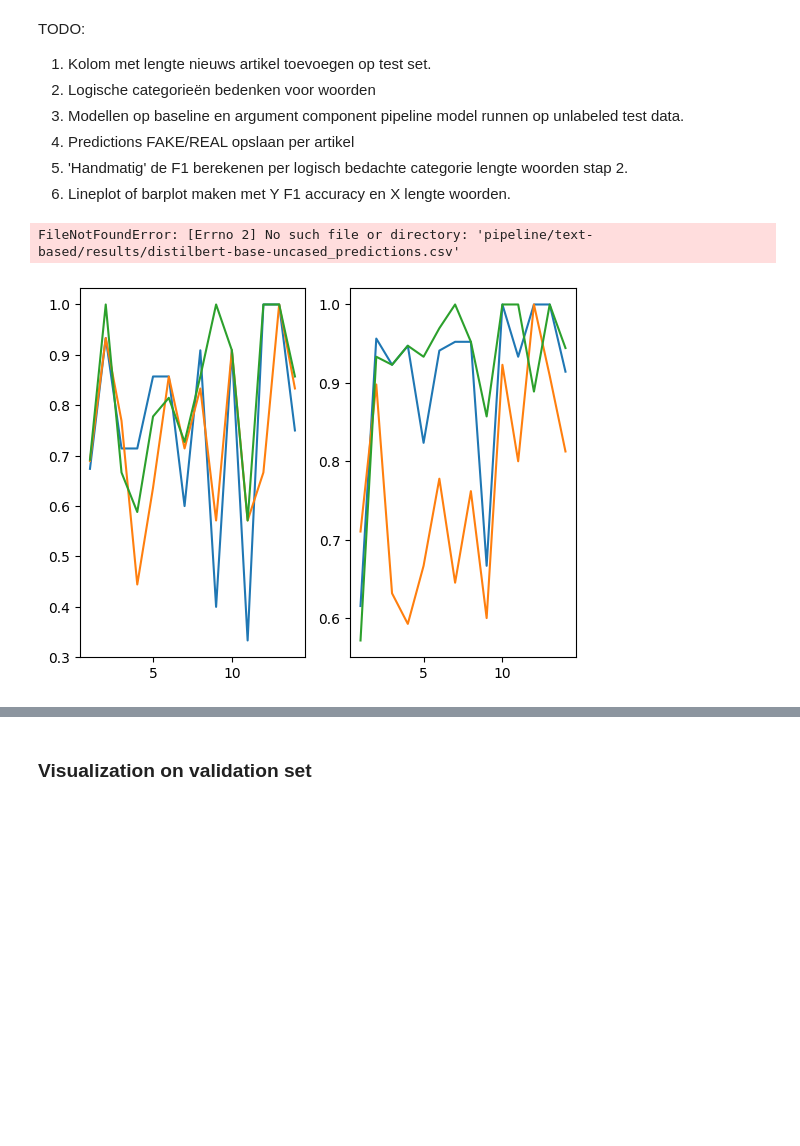
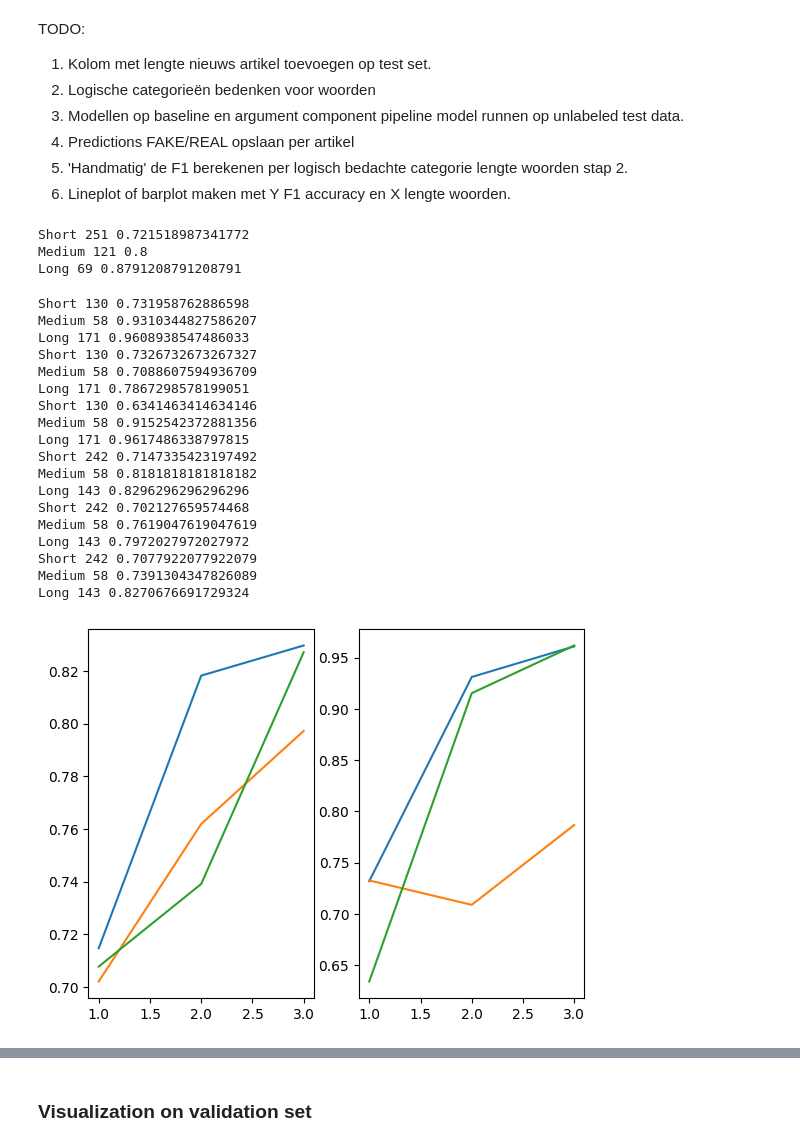
Before and after one commit to himayla/fake_news, a Jupyter notebook: visualization.ipynb, the cells around one changed output, grey strips where cells are left out. Cells and saved outputs as stored; diff of their text form; code cells hidden in the pictures; blank space fills up the shorter version.

```diff
--- a/visualization.ipynb
+++ b/visualization.ipynb
@@ -10,7 +10,7 @@ import os
 # %%
 # Labels for charts, tables
 models = {'electra-base-discriminator': 'ELECTRA', 'google': 'ELECTRA', 'google/electra-base-discriminator': 'ELECTRA', 'roberta-base': 'RoBERTa', 'bert-base-uncased': 'BERT', 'distilbert-base-uncased': 'DistilBERT', 'elmo':'ELMo'}
-labels = {'accuracy': 'A', 'precision': 'P', 'recall': 'R', 'f1': 'F1'}
+metrics_short = {'accuracy': 'A', 'precision': 'P', 'recall': 'R', 'f1': 'F1'}
 # %% [markdown]
 ### Visualization on **text length** distribution
 # %% [markdown]
@@ -104,23 +91,24 @@ def add_bins(df, bin_size, max_bin):
 # %%
 metric = evaluate.combine(["f1"])
 
-def process_predictions(df_labels, path_to_predictions):
+def process_predictions(df_labels, path_to_best_model_predictions):
 
-    # Load predicted labels
-    df_predictions = pd.read_csv(f"{path_to_predictions}/{BEST_MODEL}_predictions.csv", usecols=['ID', 'prediction'], index_col='ID')
+    # Load predictions for best model
+    df_predictions = pd.read_csv(f"{path_to_best_model_predictions}", usecols=['ID', 'prediction'], index_col='ID')
 
     # Combine predictions and correct labels
     df = pd.concat([df_labels, df_predictions], axis=1)
 
-    # Calculate F1 score per bin
+    # Group df by bin
     grouped_df = df.groupby('bin_id')
 
+    # Calculate F1 score per bin
     f1_per_batch = []
     for idx, data in grouped_df:
-        # print(idx, len(data))
         labels = data['label'].values
         preds = data['prediction'].values
         result = metric.compute(labels, preds)
+        print(idx, len(data), result['f1'])
         f1_per_batch.append(result['f1'])
 
     return f1_per_batch
@@ -146,22 +125,68 @@ def get_per_element(path_to_labels, path_to_preds):
 # %%
-baseline_path_to_labels = "pipeline/text-based/data/"
-baseline_path_to_preds = "pipeline/text-based/results"
-performance_baseline = process_predictions(get_labels(baseline_path_to_labels), baseline_path_to_preds)
-print(performance_baseline)
+# Baseline
+baseline_path_to_labels = "pipeline/text-based/data/test"
+base_path_best_model_preds = "pipeline/text-based/results/roberta-base_predictions.csv"
+performance_baseline = process_predictions(get_labels(baseline_path_to_labels), base_path_best_model_preds)
 # %% [output]
-FileNotFoundError: [Errno 2] No such file or directory: 'pipeline/text-based/results/distilbert-base-uncased_predictions.csv'
+Short 251 0.721518987341772
+Medium 121 0.8
+Long 69 0.8791208791208791
+# %%
+# ARG
+best_models_margot = {
+    'claim': 'pipeline/argumentation-based/results/margot/claim/google_predictions.csv',
+    'evidence': 'pipeline/argumentation-based/results/margot/evidence/distilbert-base-uncased_predictions.csv',
+    'structure': 'pipeline/argumentation-based/results/margot/structure/google_predictions.csv'
+}
+
+best_models_dolly = {
+    'claim': 'pipeline/argumentation-based/results/dolly/claim/google_predictions.csv',
+    'evidence': 'pipeline/argumentation-based/results/dolly/evidence/distilbert-base-uncased_predictions.csv',
+    'structure': 'pipeline/argumentation-based/results/dolly/structure/roberta-base_predictions.csv'
+}
+# %%
+def per_component(path_to_labels, best_models):
+    performance = {}
+    df_labels = get_labels(path_to_labels)
+
+    for comp in ['structure', 'claim', 'evidence']:
+        f1_scores = process_predictions(df_labels, best_models[comp])
+        performance[comp] = f1_scores
+    return performance
 # %%
+# Add MARGOT
 path_to_labels = "pipeline/argumentation-based/argumentation structure"
-path_to_preds = "pipeline/argumentation-based/results"
 
-performance_margot = get_per_element(f"{path_to_labels}/margot", f"{path_to_preds}/margot/")
-performance_dolly = get_per_element(f"{path_to_labels}/dolly", f"{path_to_preds}/dolly/")
+performance_margot = per_component(f"{path_to_labels}/margot/test", best_models_margot)
+performance_dolly = per_component(f"{path_to_labels}/dolly/test", best_models_dolly)
+
+with open('perf_margot.json', 'w') as json_file:
+    json.dump(performance_margot, json_file, indent=4)
 
 with open('perf_dolly.json', 'w') as json_file:
     json.dump(performance_dolly, json_file, indent=4)
 
 fig, ax = plt.subplots(1, 2)
+
 ax[0] = plot_lines(performance_dolly, ax[0])
 ax[1] = plot_lines(performance_margot, ax[1])
 # %% [output]
+Short 130 0.731958762886598
+Medium 58 0.9310344827586207
+Long 171 0.9608938547486033
+Short 130 0.7326732673267327
+Medium 58 0.7088607594936709
+Long 171 0.7867298578199051
+Short 130 0.6341463414634146
+Medium 58 0.9152542372881356
+Long 171 0.9617486338797815
+Short 242 0.7147335423197492
+Medium 58 0.8181818181818182
+Long 143 0.8296296296296296
+Short 242 0.702127659574468
+Medium 58 0.7619047619047619
+Long 143 0.7972027972027972
+Short 242 0.7077922077922079
+Medium 58 0.7391304347826089
+Long 143 0.8270676691729324
-[figure, old version]
+[figure, new version]
```
Also changed, not shown: parts of 21 cells of this notebook, 9 other files.
